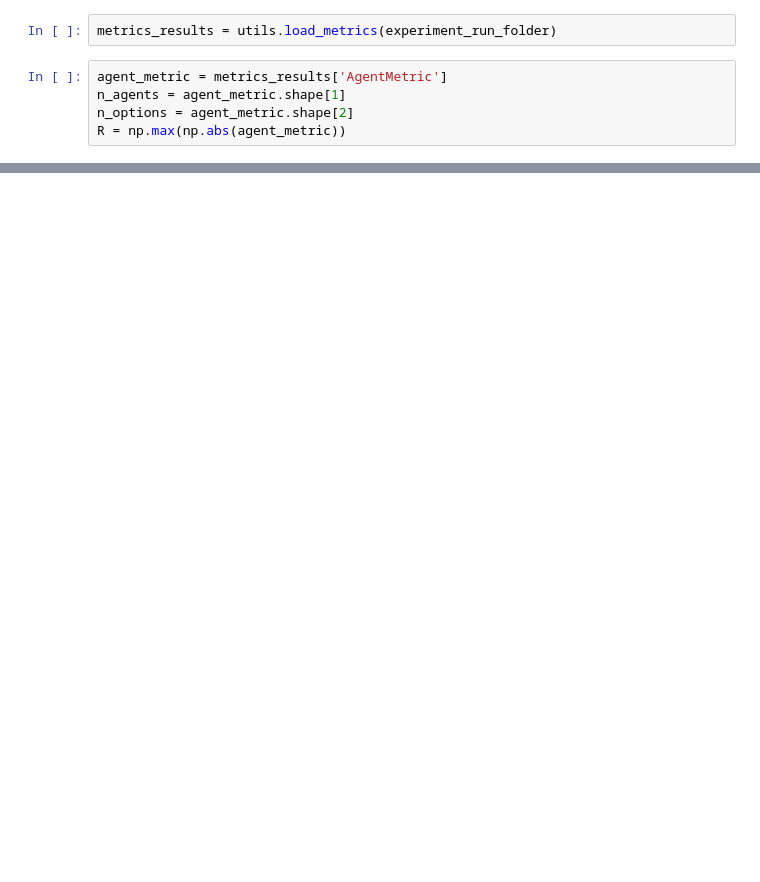
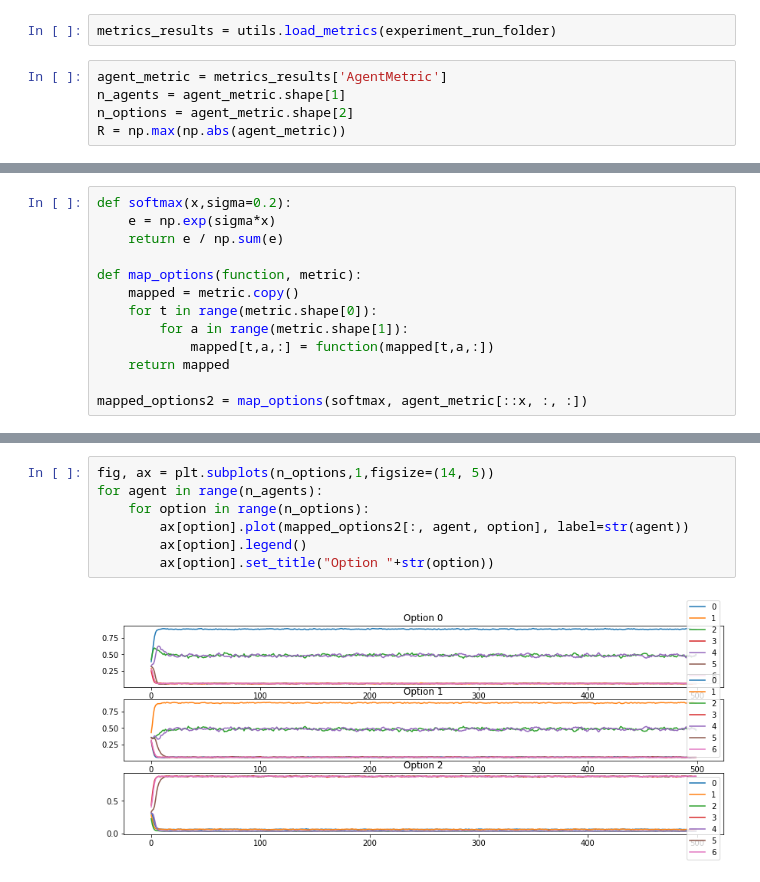
Before and after one commit to LuzieH/social-dynamics, a Jupyter notebook: jupyter_notebooks/Results.ipynb, the cells around one changed output, grey strips where cells are left out. Cells and saved outputs as stored; diff of their text form; blank space fills up the shorter version.

```diff
--- a/jupyter_notebooks/Results.ipynb
+++ b/jupyter_notebooks/Results.ipynb
@@ -44,0 +25,13 @@ plt.show()
+# %%
+def softmax(x,sigma=0.2):
+    e = np.exp(sigma*x)
+    return e / np.sum(e)
+
+def map_options(function, metric):
+    mapped = metric.copy()
+    for t in range(metric.shape[0]):
+        for a in range(metric.shape[1]):
+            mapped[t,a,:] = function(mapped[t,a,:])
+    return mapped
+
+mapped_options2 = map_options(softmax, agent_metric[::x, :, :])
@@ -45 +56,10 @@ plt.show()
+# %%
+fig, ax = plt.subplots(n_options,1,figsize=(14, 5))
+for agent in range(n_agents):
+    for option in range(n_options):
+        ax[option].plot(mapped_options2[:, agent, option], label=str(agent))
+        ax[option].legend()
+        ax[option].set_title("Option "+str(option))
+# %% [output]
+[figure, added]
 # %%
```
Also changed, not shown: parts of 9 cells of this notebook, 1 other file.
